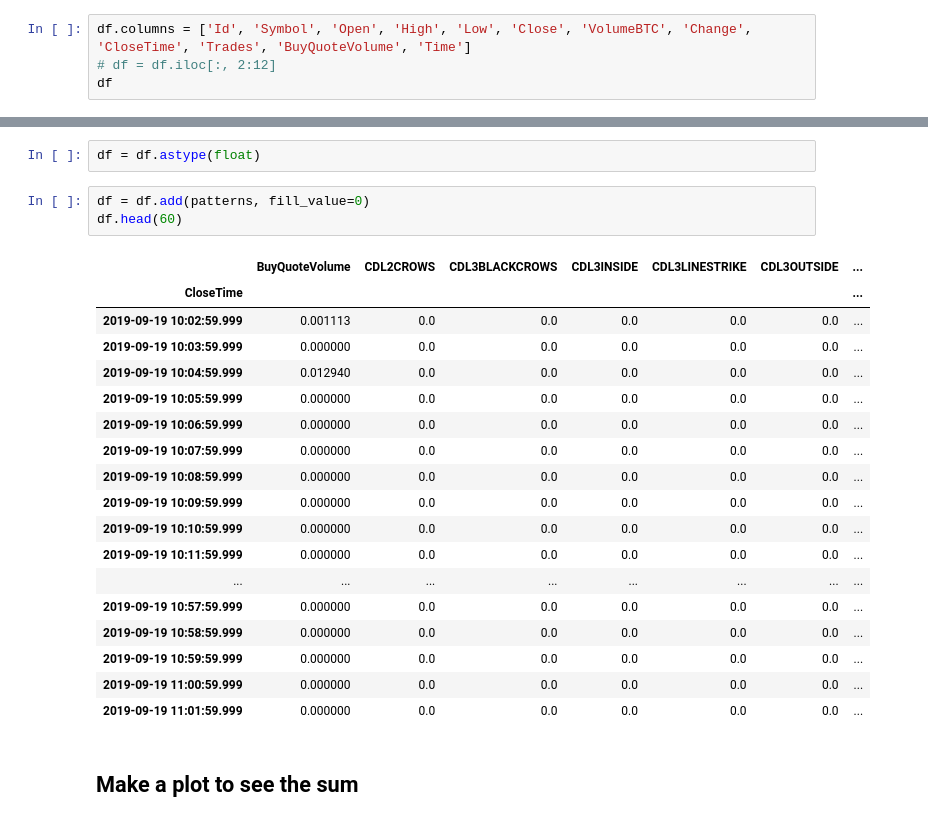
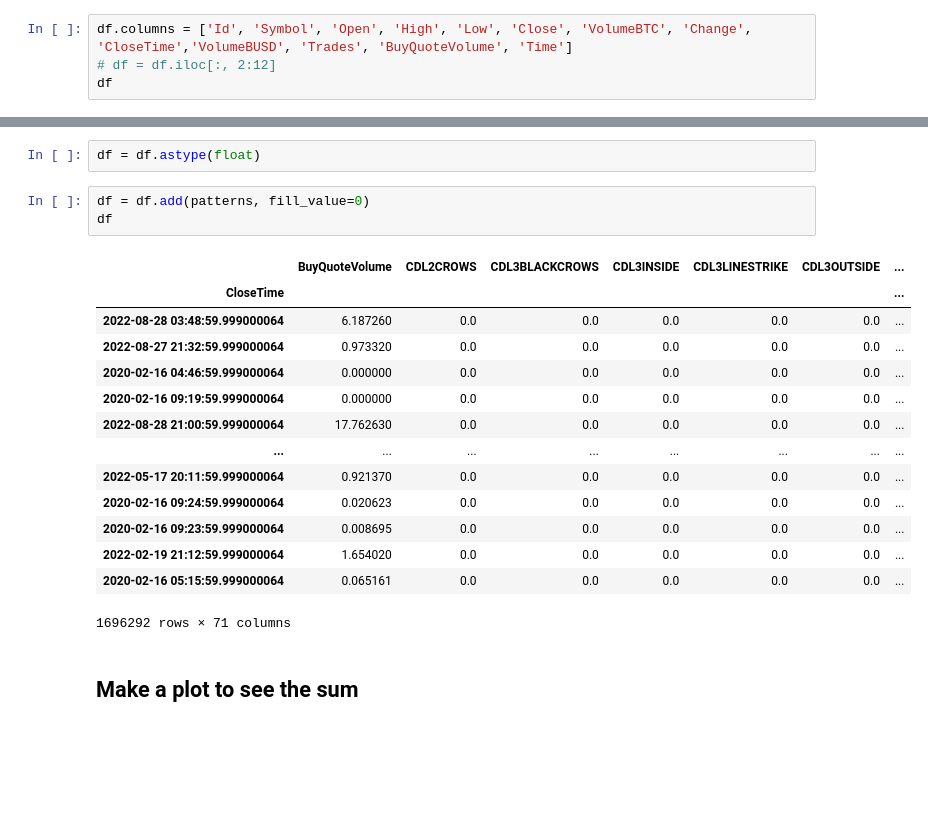
Before and after one commit to sushen/TradingAi, a Jupyter notebook: AiResearch.ipynb, the cells around one changed output, grey strips where cells are left out. Drawn from its saved outputs; the diff is of its cells as text; blank space fills up the shorter version.

```diff
--- a/AiResearch.ipynb
+++ b/AiResearch.ipynb
@@ -37,6 +23,6 @@ df
 # %% [markdown]
 ## Name Columns
 # %%
-df.columns = ['Id', 'Symbol', 'Open', 'High', 'Low', 'Close', 'VolumeBTC', 'Change', 'CloseTime', 'Trades', 'BuyQuoteVolume', 'Time']
+df.columns = ['Id', 'Symbol', 'Open', 'High', 'Low', 'Close', 'VolumeBTC', 'Change', 'CloseTime','VolumeBUSD', 'Trades', 'BuyQuoteVolume', 'Time']
 # df = df.iloc[:, 2:12]
 df
@@ -212,26 +121,22 @@ df = df.drop(['Symbol', 'Id', 'Time'], axis=1)
 df = df.astype(float)
 # %%
 df = df.add(patterns, fill_value=0)
-df.head(60)
+df
 # %% [output]
 |  | BuyQuoteVolume | CDL2CROWS | CDL3BLACKCROWS | CDL3INSIDE | CDL3LINESTRIKE | CDL3OUTSIDE | ... |
 | CloseTime |  |  |  |  |  |  | ... |
-| 2019-09-19 10:02:59.999 | 0.001113 | 0.0 | 0.0 | 0.0 | 0.0 | 0.0 | ... |
-| 2019-09-19 10:03:59.999 | 0.000000 | 0.0 | 0.0 | 0.0 | 0.0 | 0.0 | ... |
-| 2019-09-19 10:04:59.999 | 0.012940 | 0.0 | 0.0 | 0.0 | 0.0 | 0.0 | ... |
-| 2019-09-19 10:05:59.999 | 0.000000 | 0.0 | 0.0 | 0.0 | 0.0 | 0.0 | ... |
-| 2019-09-19 10:06:59.999 | 0.000000 | 0.0 | 0.0 | 0.0 | 0.0 | 0.0 | ... |
-| 2019-09-19 10:07:59.999 | 0.000000 | 0.0 | 0.0 | 0.0 | 0.0 | 0.0 | ... |
-| 2019-09-19 10:08:59.999 | 0.000000 | 0.0 | 0.0 | 0.0 | 0.0 | 0.0 | ... |
-| 2019-09-19 10:09:59.999 | 0.000000 | 0.0 | 0.0 | 0.0 | 0.0 | 0.0 | ... |
-| 2019-09-19 10:10:59.999 | 0.000000 | 0.0 | 0.0 | 0.0 | 0.0 | 0.0 | ... |
-| 2019-09-19 10:11:59.999 | 0.000000 | 0.0 | 0.0 | 0.0 | 0.0 | 0.0 | ... |
+| 2022-08-28 03:48:59.999000064 | 6.187260 | 0.0 | 0.0 | 0.0 | 0.0 | 0.0 | ... |
+| 2022-08-27 21:32:59.999000064 | 0.973320 | 0.0 | 0.0 | 0.0 | 0.0 | 0.0 | ... |
+| 2020-02-16 04:46:59.999000064 | 0.000000 | 0.0 | 0.0 | 0.0 | 0.0 | 0.0 | ... |
+| 2020-02-16 09:19:59.999000064 | 0.000000 | 0.0 | 0.0 | 0.0 | 0.0 | 0.0 | ... |
+| 2022-08-28 21:00:59.999000064 | 17.762630 | 0.0 | 0.0 | 0.0 | 0.0 | 0.0 | ... |
 | ... | ... | ... | ... | ... | ... | ... | ... |
-| 2019-09-19 10:57:59.999 | 0.000000 | 0.0 | 0.0 | 0.0 | 0.0 | 0.0 | ... |
-| 2019-09-19 10:58:59.999 | 0.000000 | 0.0 | 0.0 | 0.0 | 0.0 | 0.0 | ... |
-| 2019-09-19 10:59:59.999 | 0.000000 | 0.0 | 0.0 | 0.0 | 0.0 | 0.0 | ... |
-| 2019-09-19 11:00:59.999 | 0.000000 | 0.0 | 0.0 | 0.0 | 0.0 | 0.0 | ... |
-| 2019-09-19 11:01:59.999 | 0.000000 | 0.0 | 0.0 | 0.0 | 0.0 | 0.0 | ... |
+| 2022-05-17 20:11:59.999000064 | 0.921370 | 0.0 | 0.0 | 0.0 | 0.0 | 0.0 | ... |
+| 2020-02-16 09:24:59.999000064 | 0.020623 | 0.0 | 0.0 | 0.0 | 0.0 | 0.0 | ... |
+| 2020-02-16 09:23:59.999000064 | 0.008695 | 0.0 | 0.0 | 0.0 | 0.0 | 0.0 | ... |
+| 2022-02-19 21:12:59.999000064 | 1.654020 | 0.0 | 0.0 | 0.0 | 0.0 | 0.0 | ... |
+| 2020-02-16 05:15:59.999000064 | 0.065161 | 0.0 | 0.0 | 0.0 | 0.0 | 0.0 | ... |
+1696292 rows × 71 columns
 # %% [markdown]
 ## Make a plot to see the sum
 # %%
```
Also changed, not shown: parts of 16 cells of this notebook, 5 other files.
